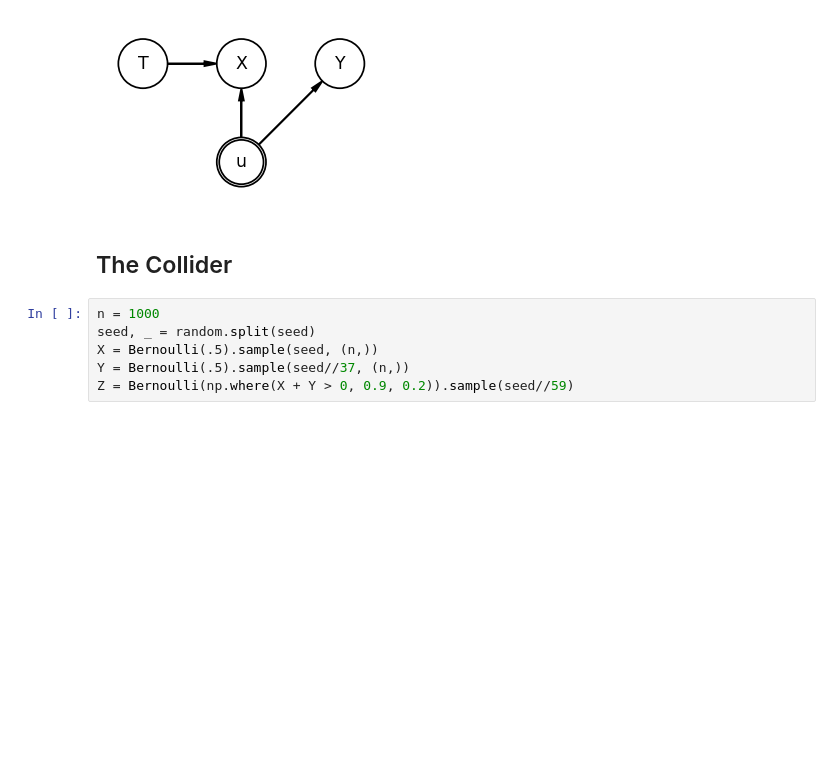
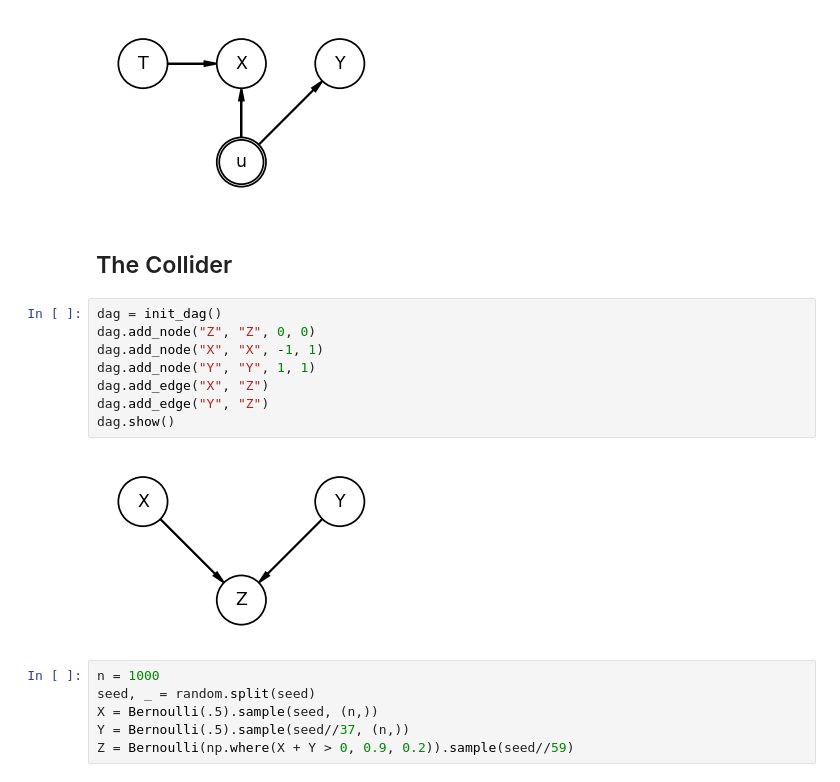
Before and after one commit to jaredxfeng/rethinking, a Jupyter notebook: notebooks-misc/lec5.ipynb, the cells around one changed output. Drawn from its saved outputs; the diff is of its cells as text; blank space fills up the shorter version.

```diff
--- a/notebooks-misc/lec5.ipynb
+++ b/notebooks-misc/lec5.ipynb
@@ -319,6 +339,16 @@ dagg.show()
 [figure]
 # %% [markdown]
 ## The Collider
+# %%
+dag = init_dag()
+dag.add_node("Z", "Z", 0, 0)
+dag.add_node("X", "X", -1, 1)
+dag.add_node("Y", "Y", 1, 1)
+dag.add_edge("X", "Z")
+dag.add_edge("Y", "Z")
+dag.show()
+# %% [output]
+[figure, added]
 # %%
 n = 1000
 seed, _ = random.split(seed)
```
Also changed, not shown: parts of 4 cells of this notebook.
